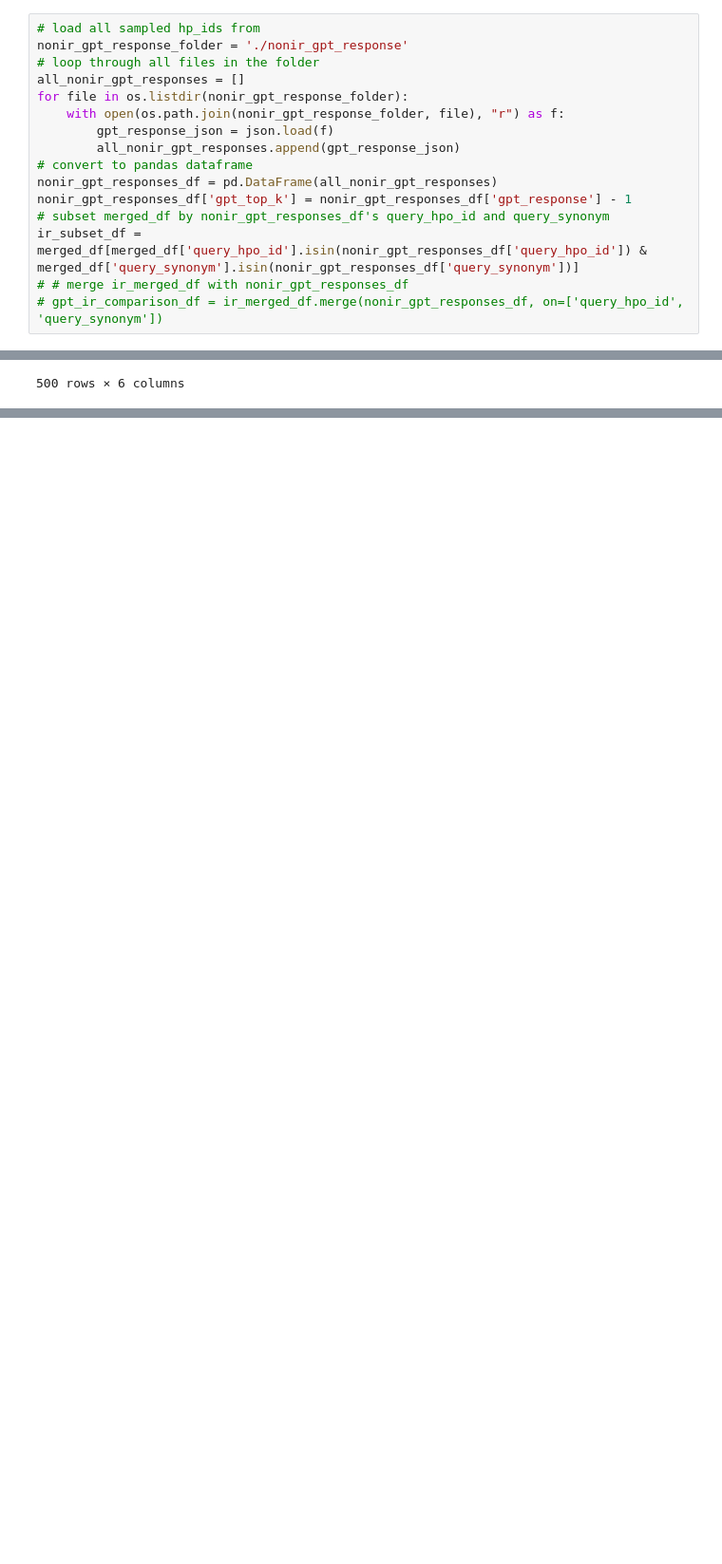
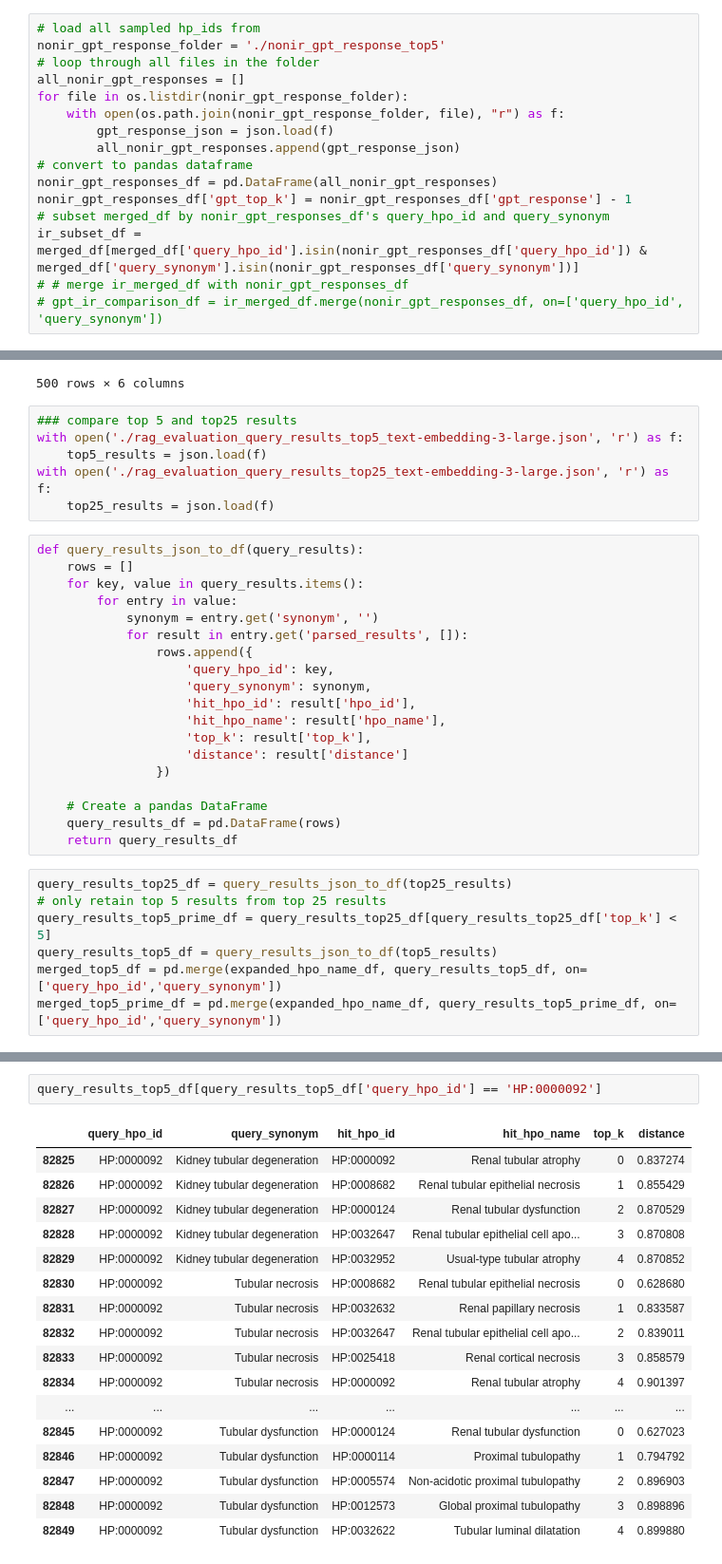
Before and after one commit to stormliucong/Doc2Hpo2.0, a Jupyter notebook: back-end/rag_evaluation/rag_evaluation.ipynb, the cells around one changed output, grey strips where cells are left out. Shown at 95% size. Cells and saved outputs as stored; diff of their text form; blank space fills up the shorter version.

```diff
--- a/back-end/rag_evaluation/rag_evaluation.ipynb
+++ b/back-end/rag_evaluation/rag_evaluation.ipynb
@@ -221,7 +236,7 @@ KeyError: "['distance'] not in index"
 ### Compare with GPT-4's reranking
 # %%
 # load all sampled hp_ids from
-nonir_gpt_response_folder = './nonir_gpt_response'
+nonir_gpt_response_folder = './nonir_gpt_response_top5'
 # loop through all files in the folder
 all_nonir_gpt_responses = []
 for file in os.listdir(nonir_gpt_response_folder):
@@ -266,3 +297,35 @@ ir_subset_df
 | 458053 | HP:0100556 | Unilateral atrophy | HP:0100556 | Hemiatrophy | 3 | 0.848824 |
 | 458054 | HP:0100556 | Unilateral atrophy | HP:0011331 | Hemifacial atrophy | 4 | 0.862918 |
 500 rows × 6 columns
+# %%
+### compare top 5 and top25 results
+with open('./rag_evaluation_query_results_top5_text-embedding-3-large.json', 'r') as f:
+    top5_results = json.load(f)
+with open('./rag_evaluation_query_results_top25_text-embedding-3-large.json', 'r') as f:
+    top25_results = json.load(f)
+# %%
+def query_results_json_to_df(query_results):
+    rows = []
+    for key, value in query_results.items():
+        for entry in value:
+            synonym = entry.get('synonym', '')
+            for result in entry.get('parsed_results', []):
+                rows.append({
+                    'query_hpo_id': key,
+                    'query_synonym': synonym,
+                    'hit_hpo_id': result['hpo_id'],
+                    'hit_hpo_name': result['hpo_name'],
+                    'top_k': result['top_k'],
+                    'distance': result['distance']
+                })
+
+    # Create a pandas DataFrame
+    query_results_df = pd.DataFrame(rows)
+    return query_results_df
+# %%
+query_results_top25_df = query_results_json_to_df(top25_results)
+# only retain top 5 results from top 25 results
+query_results_top5_prime_df = query_results_top25_df[query_results_top25_df['top_k'] < 5]
+query_results_top5_df = query_results_json_to_df(top5_results)
+merged_top5_df = pd.merge(expanded_hpo_name_df, query_results_top5_df, on=['query_hpo_id','query_synonym'])
+merged_top5_prime_df = pd.merge(expanded_hpo_name_df, query_results_top5_prime_df, on=['query_hpo_id','query_synonym'])
@@ -268,0 +407,20 @@ ir_subset_df
+# %%
+query_results_top5_df[query_results_top5_df['query_hpo_id'] == 'HP:0000092']
+# %% [output]
+|  | query_hpo_id | query_synonym | hit_hpo_id | hit_hpo_name | top_k | distance |
+| 82825 | HP:0000092 | Kidney tubular degeneration | HP:0000092 | Renal tubular atrophy | 0 | 0.837274 |
+| 82826 | HP:0000092 | Kidney tubular degeneration | HP:0008682 | Renal tubular epithelial necrosis | 1 | 0.855429 |
+| 82827 | HP:0000092 | Kidney tubular degeneration | HP:0000124 | Renal tubular dysfunction | 2 | 0.870529 |
+| 82828 | HP:0000092 | Kidney tubular degeneration | HP:0032647 | Renal tubular epithelial cell apo... | 3 | 0.870808 |
+| 82829 | HP:0000092 | Kidney tubular degeneration | HP:0032952 | Usual-type tubular atrophy | 4 | 0.870852 |
+| 82830 | HP:0000092 | Tubular necrosis | HP:0008682 | Renal tubular epithelial necrosis | 0 | 0.628680 |
+| 82831 | HP:0000092 | Tubular necrosis | HP:0032632 | Renal papillary necrosis | 1 | 0.833587 |
+| 82832 | HP:0000092 | Tubular necrosis | HP:0032647 | Renal tubular epithelial cell apo... | 2 | 0.839011 |
+| 82833 | HP:0000092 | Tubular necrosis | HP:0025418 | Renal cortical necrosis | 3 | 0.858579 |
+| 82834 | HP:0000092 | Tubular necrosis | HP:0000092 | Renal tubular atrophy | 4 | 0.901397 |
+| ... | ... | ... | ... | ... | ... | ... |
+| 82845 | HP:0000092 | Tubular dysfunction | HP:0000124 | Renal tubular dysfunction | 0 | 0.627023 |
+| 82846 | HP:0000092 | Tubular dysfunction | HP:0000114 | Proximal tubulopathy | 1 | 0.794792 |
+| 82847 | HP:0000092 | Tubular dysfunction | HP:0005574 | Non-acidotic proximal tubulopathy | 2 | 0.896903 |
+| 82848 | HP:0000092 | Tubular dysfunction | HP:0012573 | Global proximal tubulopathy | 3 | 0.898896 |
+| 82849 | HP:0000092 | Tubular dysfunction | HP:0032622 | Tubular luminal dilatation | 4 | 0.899880 |
```
Also changed, not shown: parts of 12 cells of this notebook, 6 other files.
